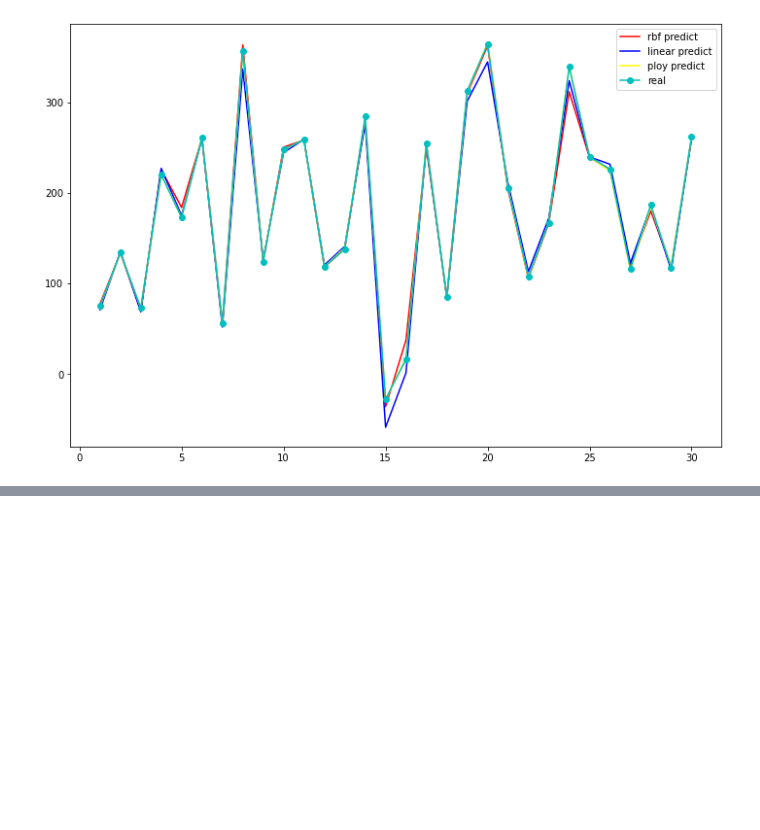
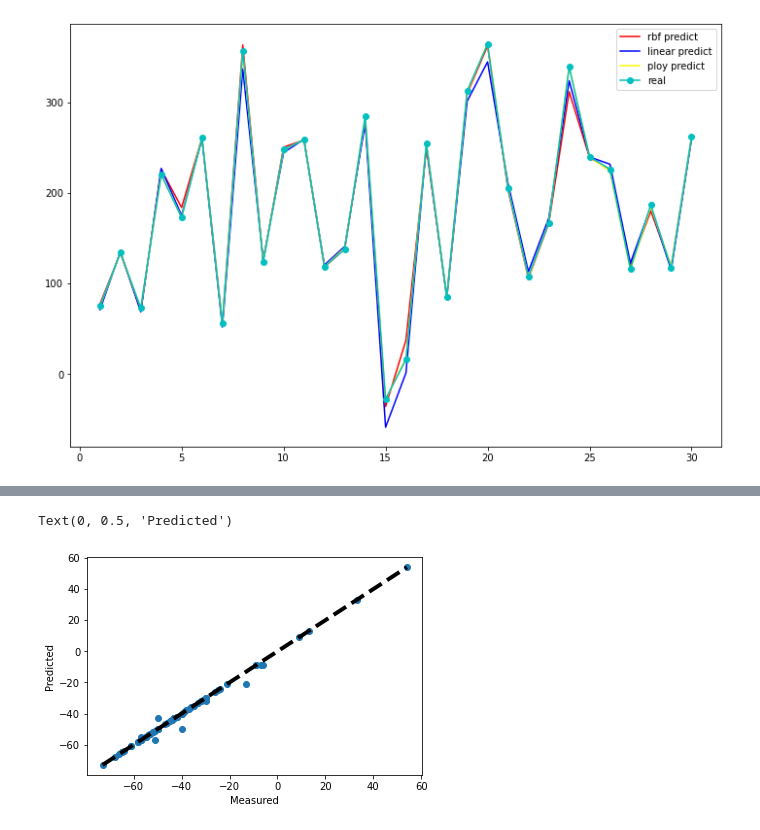
Before and after one commit to gitony0101/homework, a Jupyter notebook: HW6 540.ipynb, the cells around one changed output, grey strips where cells are left out. Cells and saved outputs as stored; diff of their text form; code cells hidden in the pictures; blank space fills up the shorter version.

```diff
--- a/HW6 540.ipynb
+++ b/HW6 540.ipynb
@@ -163,8 +147,0 @@ graph
-# %%
-# c) Artificial Neural Network
-from sklearn.preprocessing import StandardScaler
-scaler = StandardScaler()
-scaler.fit(x_train)
-
-x_train = scaler.transform(x_train)
-x_test = scaler.transform(x_test)
@@ -171,7 +157,9 @@ x_test = scaler.transform(x_test)
+# %%
+y_train = y_train.astype('int')
+y_test = y_test.astype('int')
 # %%
 from sklearn.neural_network import MLPClassifier
-clf = MLPClassifier(solver='lbfgs', alpha=1e-5,
-                    hidden_layer_sizes=(15,), random_state=1)
 
-clf.fit(x_train, y_train)
+mlp = MLPClassifier(hidden_layer_sizes=(10,10),activation='logistic',solver='adam',max_iter=10000)
+mlp.fit(x_train,y_train)
 # %% [output]
@@ -182,2 +168,3 @@ ValueError: Unknown label type: (array([ 29.98120749,  62.84815488, 148.57225652
 # %%
-predictions = mlp.predict(x_test)
+predict_train = mlp.predict(x_train)
+predict_test = mlp.predict(x_test)
@@ -191,0 +197,9 @@ NameError: name 'predictions' is not defined
+# %%
+fig, ax = plt.subplots()
+ax.scatter(y_train,predict_train)
+ax.plot([y_train.min(), y_train.max()], [y_train.min(), y_train.max()], 'k--', lw=4)
+ax.set_xlabel('Measured')
+ax.set_ylabel('Predicted')
+# %% [output]
+Text(0, 0.5, 'Predicted')
+[figure, added]
```
Also changed, not shown: parts of 22 cells of this notebook.
